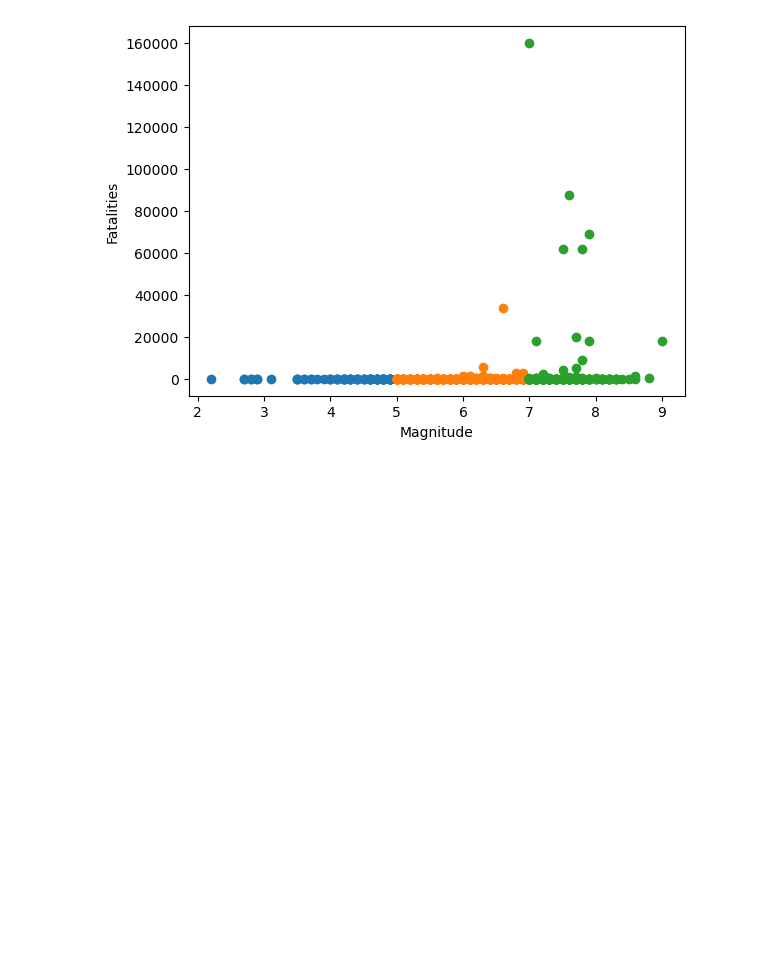
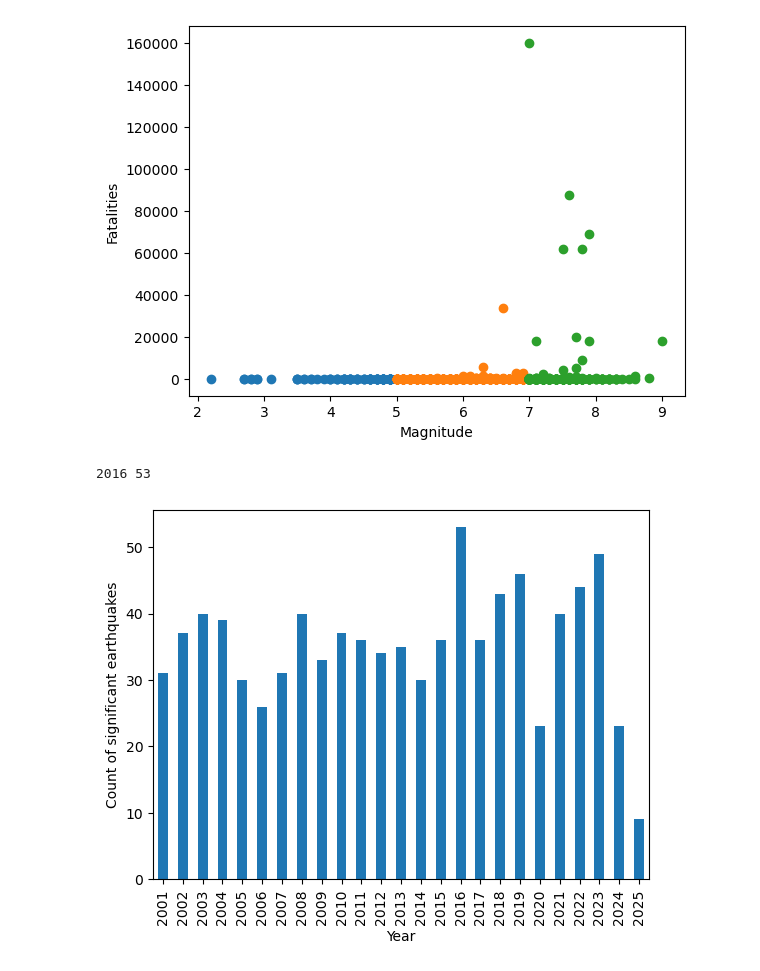
Before and after one commit to Benmurdock01/final-Benmurdock01, a Jupyter notebook: code.ipynb, the cells around one changed output. Drawn from its saved outputs; the diff is of its cells as text; code cells hidden in the pictures; blank space fills up the shorter version.

```diff
--- a/code.ipynb
+++ b/code.ipynb
@@ -268,0 +269,16 @@ fig.show()
+# %%
+#task 5: own EDA
+year_counts = eq_df['date_time'].dt.year.value_counts().sort_index()
+
+plt.figure()
+year_counts.plot(kind='bar')
+plt.xlabel('Year')
+plt.ylabel('Count of significant earthquakes')
+
+max_year  = year_counts.idxmax()
+max_count = int(year_counts.max())
+
+print(max_year, max_count)
+# %% [output]
+2016 53
+[figure, added]
```
Also changed, not shown: parts of 2 cells of this notebook, 1 other file.
